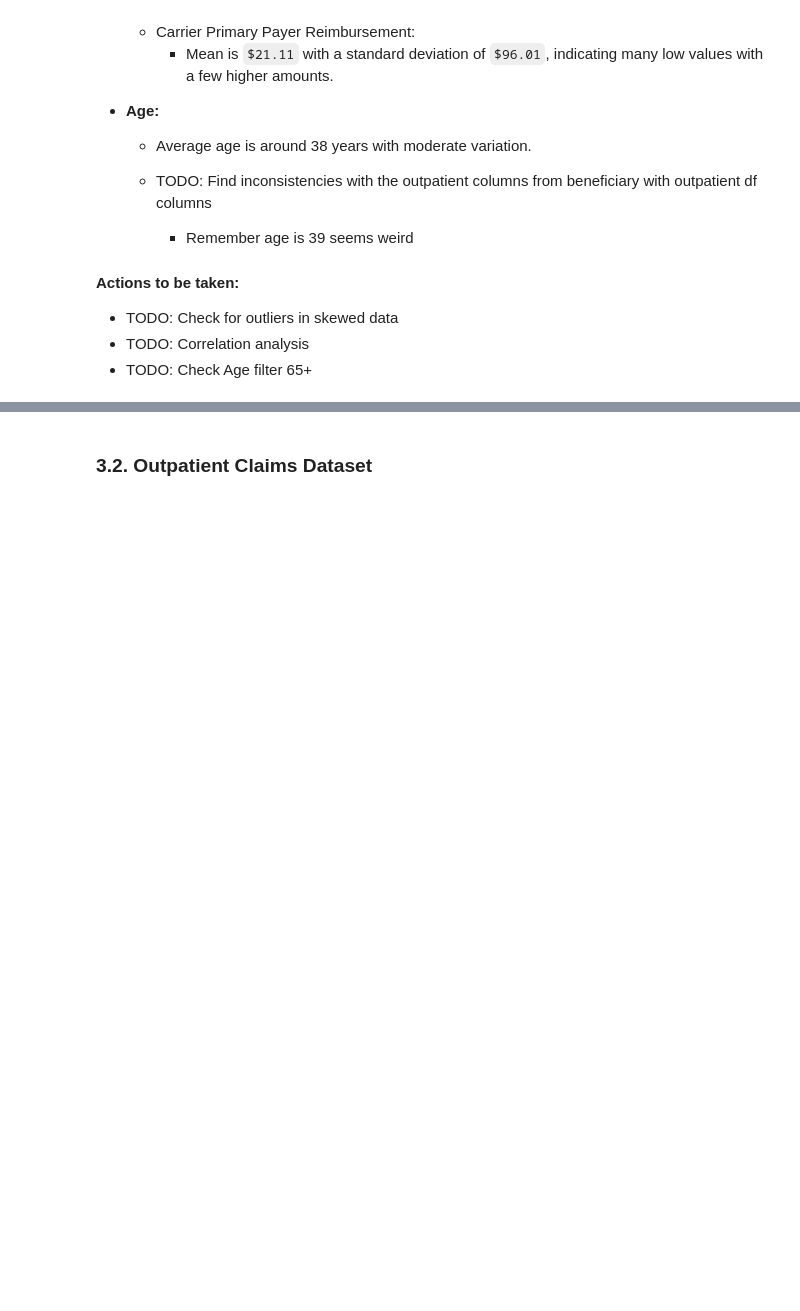
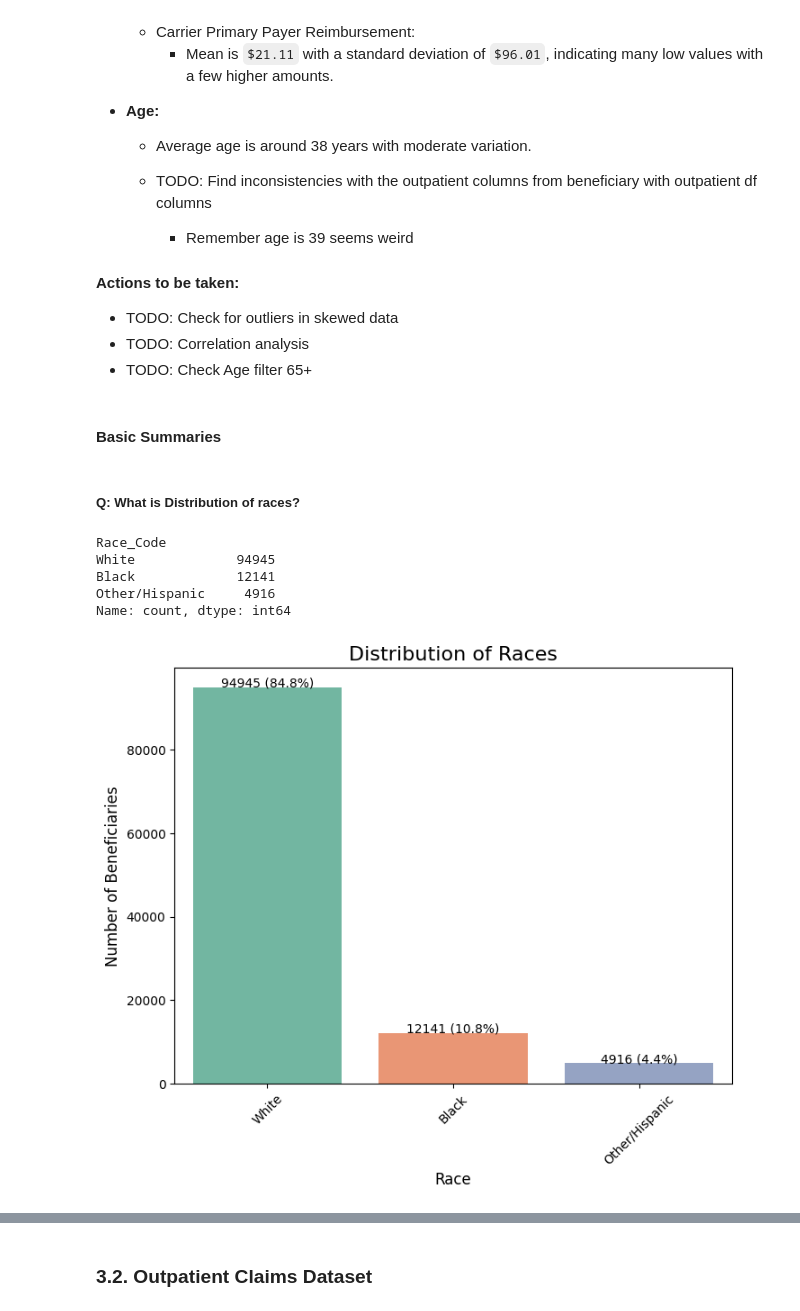
Before and after one commit to rameshs-data/Chronic_Care_Cost_Benchmarking, a Jupyter notebook: notebook/1_EDA.ipynb, the cells around one changed output, grey strips where cells are left out. Saved outputs shown, nothing was run; the diff lists cells and outputs as text; code cells hidden in the pictures; blank space fills up the shorter version.

Commit message:
basic summaries update

```diff
--- a/notebook/1_EDA.ipynb
+++ b/notebook/1_EDA.ipynb
@@ -555,3 +634,40 @@ beneficiary_df.head()
 - TODO: Check for outliers in skewed data
 - TODO: Correlation analysis
 - TODO: Check Age filter 65+
+# %% [markdown]
+#### Basic Summaries
+# %% [markdown]
+##### Q: What is Distribution of races?
+# %%
+
+# ! What is the distribution of races?
+
+# Count the number of beneficiaries in each race category
+race_counts = benef_2009_df ['Race_Code'].value_counts()
+print(race_counts)
+# %% [output]
+Race_Code
+White             94945
+Black             12141
+Other/Hispanic     4916
+Name: count, dtype: int64
+# %%
+# Calculate percentages
+total = race_counts.sum()
+race_percentages = (race_counts / total) * 100
+
+# Bar plot
+plt.figure(figsize=(8, 6))
+ax = sns.barplot(x=race_counts.index, y=race_counts.values, palette='Set2')
+
+# Add count and percentage annotations
+for i, (count, pct) in enumerate(zip(race_counts.values, race_percentages)):
+    ax.text(i, count + 100, f'{count} ({pct:.1f}%)', ha='center', fontsize=10)
+
+plt.title('Distribution of Races', fontsize=16)
+plt.xlabel('Race', fontsize=12)
+plt.ylabel('Number of Beneficiaries', fontsize=12)
+plt.xticks(rotation=45)
+plt.show()
+# %% [output]
+[figure, added]
```
Also changed, not shown: parts of 103 cells of this notebook.
